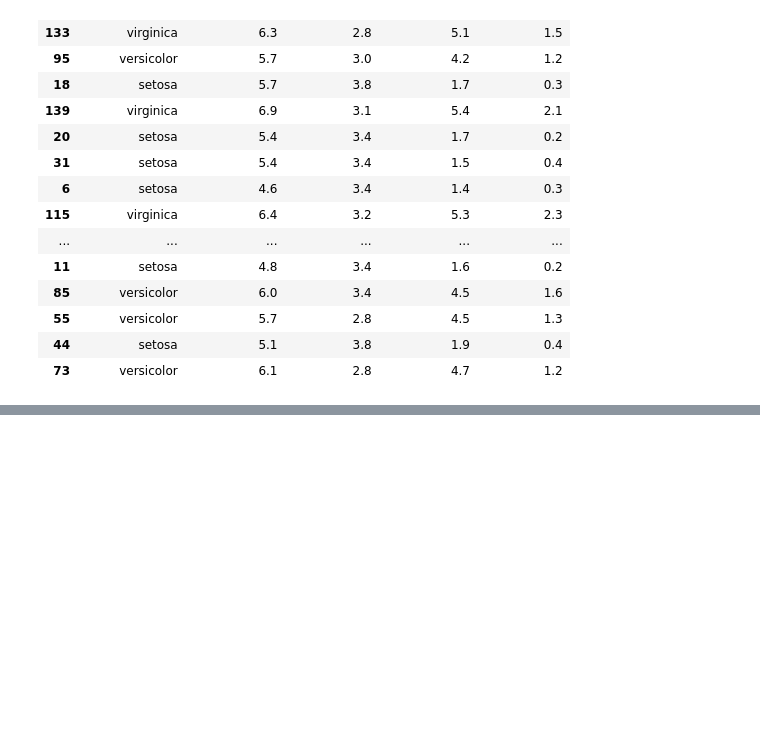
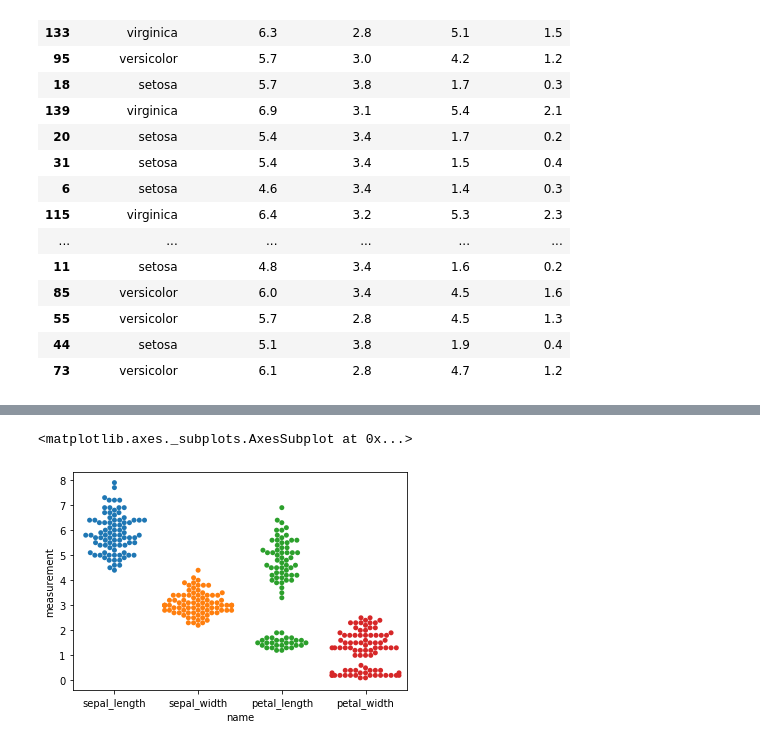
Before and after one commit to matt-c-knight/classification-exercises, a Jupyter notebook: classification_exercises.ipynb, the cells around one changed output, grey strips where cells are left out. Cells and saved outputs as stored; diff of their text form; code cells hidden in the pictures; blank space fills up the shorter version.

Commit message:
working on train iris

```diff
--- a/classification_exercises.ipynb
+++ b/classification_exercises.ipynb
@@ -650,0 +667,2 @@ train_melt
+# %%
+train_melt = train_melt.rename(columns={'variable': 'name', 'value': 'measurement'})
@@ -650,0 +685,5 @@ train_melt
+# %%
+sns.swarmplot(data=train_melt, y='measurement', x='name')
+# %% [output]
+<matplotlib.axes._subplots.AxesSubplot at 0x...>
+[figure, added]
```
Also changed, not shown: parts of 13 cells of this notebook.
